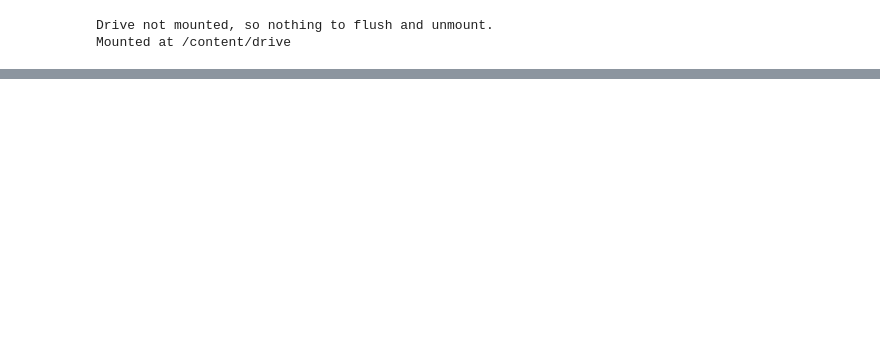
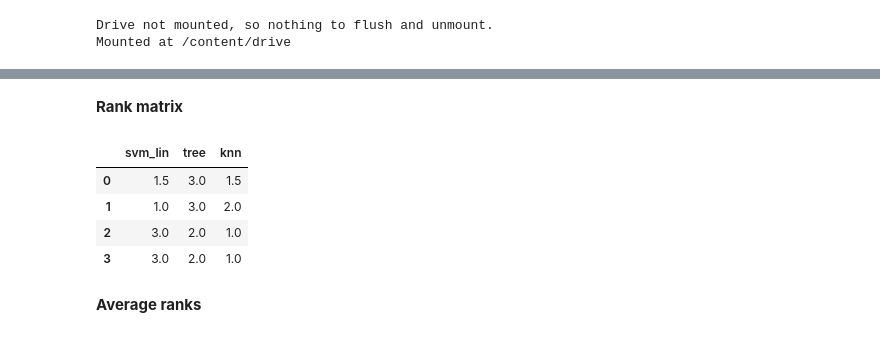
Before and after one commit to nawroz-m/ML_learning, a Jupyter notebook: Assignment01.ipynb, the cells around one changed output, grey strips where cells are left out. Saved outputs shown, nothing was run; the diff lists cells and outputs as text; code cells hidden in the pictures; blank space fills up the shorter version.

```diff
--- a/Assignment01.ipynb
+++ b/Assignment01.ipynb
@@ -161,0 +136,14 @@ performance across the datasets.
+# %% [markdown]
+**Rank matrix**
+# %%
+# rank matrix
+ranks_matrix = accuracy_matrix.rank(axis=1, ascending=False)
+ranks_matrix
+# %% [output]
+|  | svm_lin | tree | knn |
+| 0 | 1.5 | 3.0 | 1.5 |
+| 1 | 1.0 | 3.0 | 2.0 |
+| 2 | 3.0 | 2.0 | 1.0 |
+| 3 | 3.0 | 2.0 | 1.0 |
+# %% [markdown]
+**Average ranks**
```
Also changed, not shown: parts of 22 cells of this notebook.
